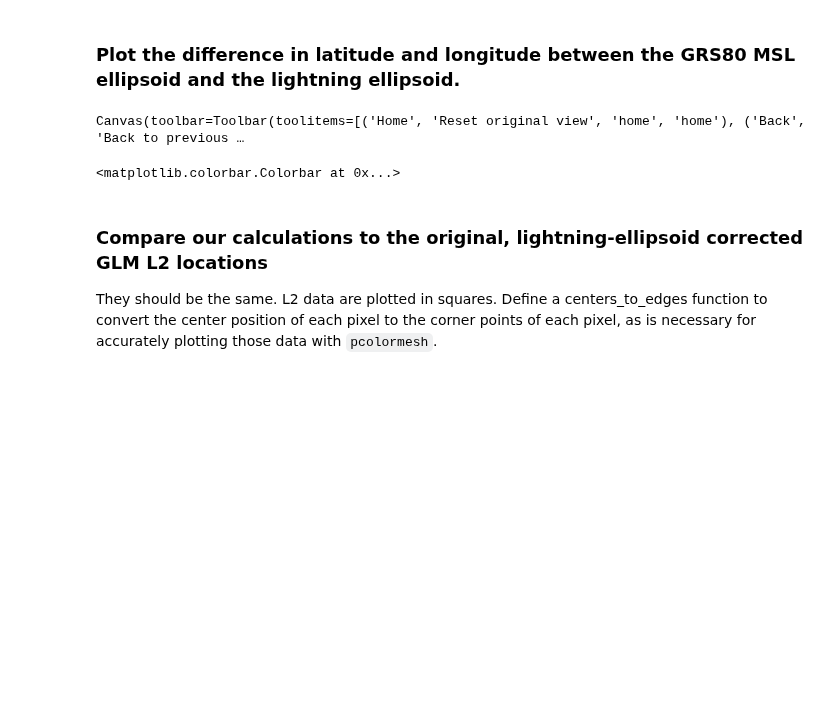
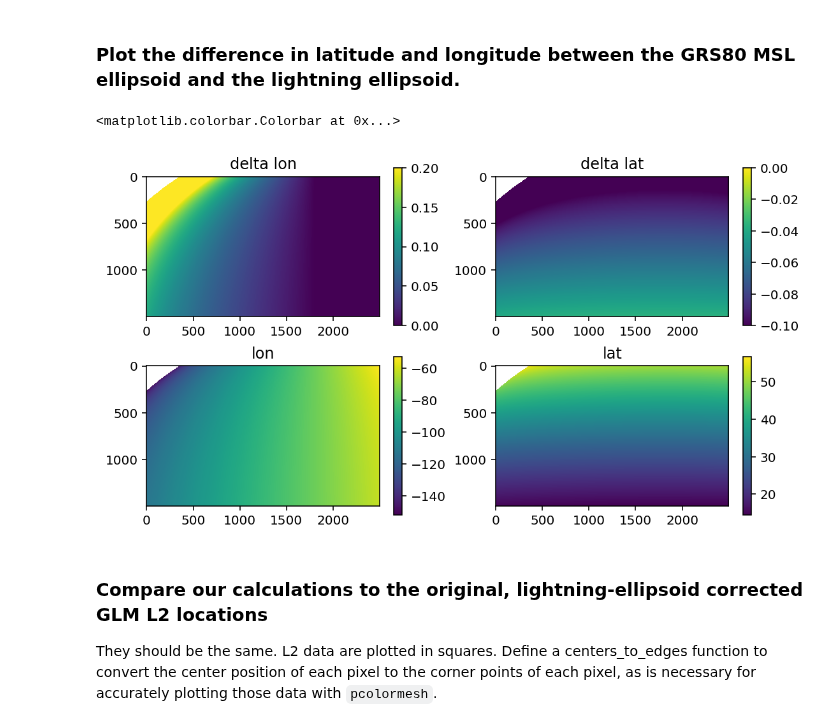
Before and after one commit to deeplycloudy/glmtools, a Jupyter notebook: examples/parallax-corrected-latlon.ipynb, the cells around one changed output. Cells and saved outputs as stored; diff of their text form; code cells hidden in the pictures; blank space fills up the shorter version.

```diff
--- a/examples/parallax-corrected-latlon.ipynb
+++ b/examples/parallax-corrected-latlon.ipynb
@@ -259,28 +258,31 @@ pyproj.Proj('+units=m +proj=latlong +a=6394140.0 +rf=203.73235622112475 ', prese
 # %% [markdown]
 ### Plot the difference in latitude and longitude between the GRS80 MSL ellipsoid and the lightning ellipsoid.
 # %%
-%matplotlib widget
+%matplotlib inline
+
+# %matplotlib widget
+
 import matplotlib.pyplot as plt
-fig, axs = plt.subplots(2,2, figsize=(9,5))
+fig, axs = plt.subplots(2,2, figsize=(9,5), dpi=144)
 
 im = axs[0,0].imshow(lon_ltg - lon, vmin=0, vmax=.2)
 axs[0,0].set_title('delta lon')
 plt.colorbar(im, ax=axs[0,0])
 
 im = axs[0,1].imshow(lat_ltg - lat, vmin=-0.1, vmax=0)
 axs[0,1].set_title('delta lat')
 plt.colorbar(im, ax=axs[0,1])
 
 im = axs[1,1].imshow(lat_ltg)
 axs[1,1].set_title('lat')
 plt.colorbar(im, ax=axs[1,1])
 
 im = axs[1,0].imshow(lon_ltg)
 axs[1,0].set_title('lon')
 plt.colorbar(im, ax=axs[1,0])
 # %% [output]
-Canvas(toolbar=Toolbar(toolitems=[('Home', 'Reset original view', 'home', 'home'), ('Back', 'Back to previous …
+<matplotlib.colorbar.Colorbar at 0x...>
-<matplotlib.colorbar.Colorbar at 0x...>
+[figure, added]
 # %% [markdown]
 ### Compare our calculations to the original, lightning-ellipsoid corrected GLM L2 locations
 
```
Also changed, not shown: parts of 12 cells of this notebook.
